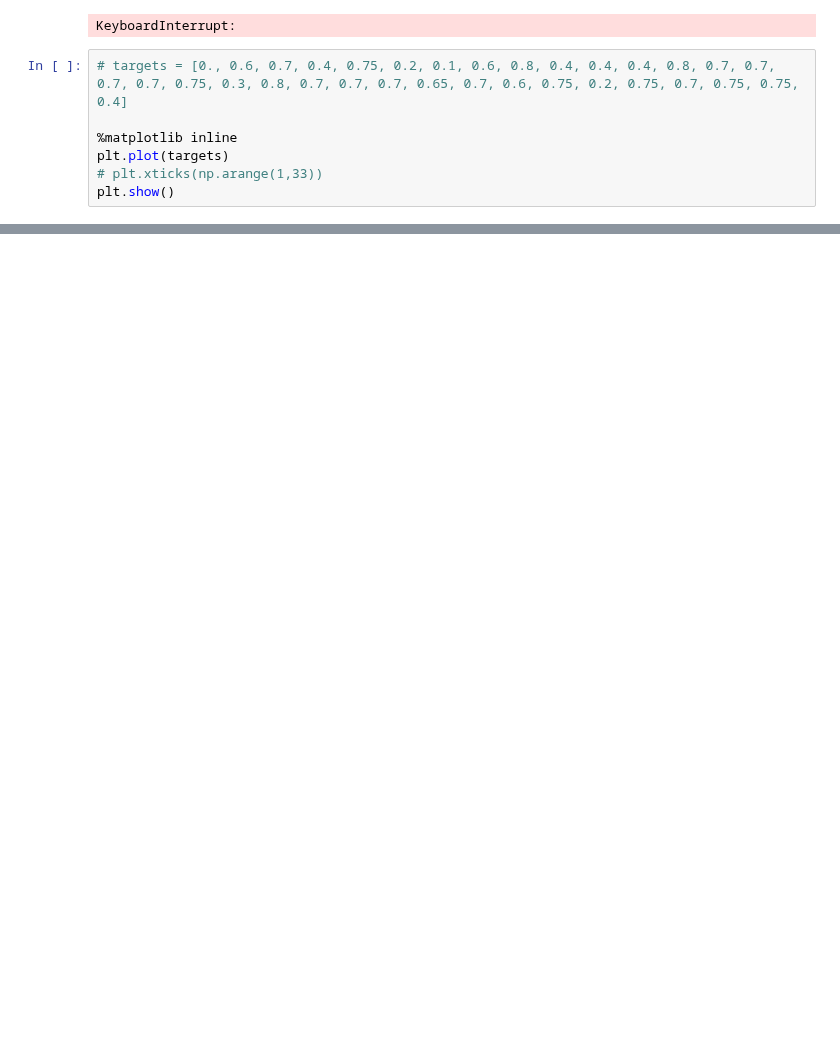
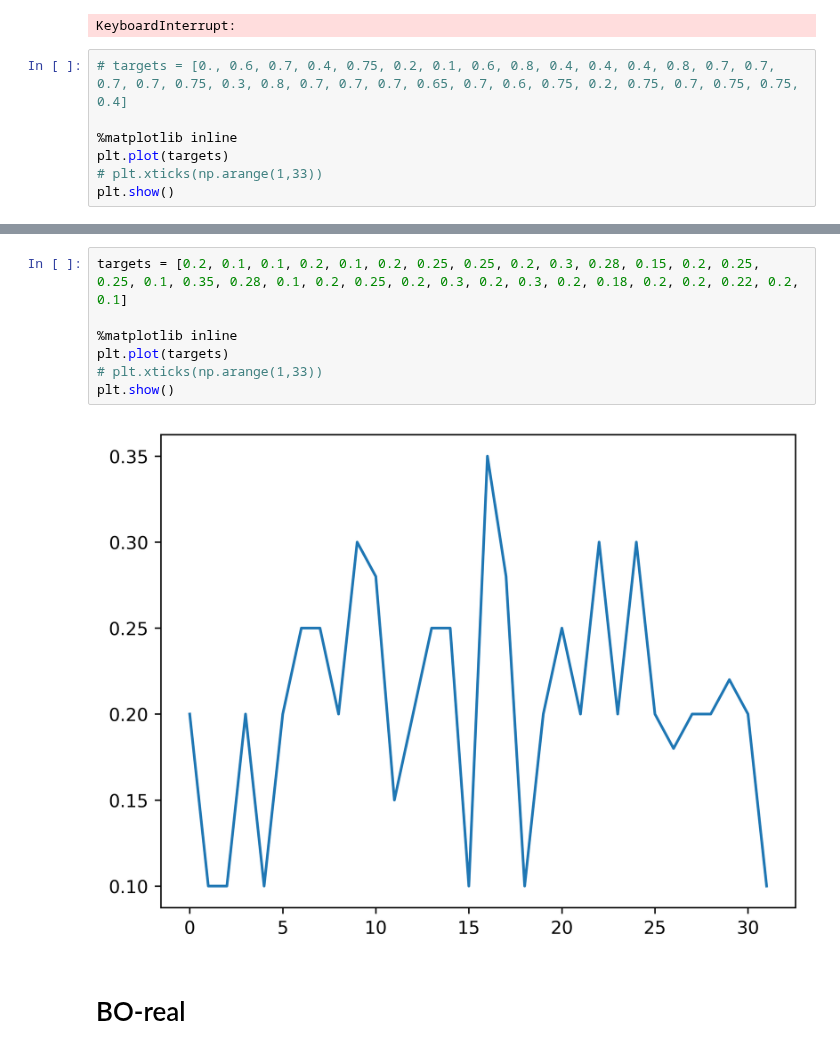
Before and after one commit to ZhangWan-byte/DVHL, a Jupyter notebook: BO.ipynb, the cells around one changed output, grey strips where cells are left out. Saved outputs shown, nothing was run; the diff lists cells and outputs as text; blank space fills up the shorter version.

```diff
--- a/BO.ipynb
+++ b/BO.ipynb
@@ -631,0 +651,11 @@ plt.show()
+# %%
+targets = [0.2, 0.1, 0.1, 0.2, 0.1, 0.2, 0.25, 0.25, 0.2, 0.3, 0.28, 0.15, 0.2, 0.25, 0.25, 0.1, 0.35, 0.28, 0.1, 0.2, 0.25, 0.2, 0.3, 0.2, 0.3, 0.2, 0.18, 0.2, 0.2, 0.22, 0.2, 0.1]
+
+%matplotlib inline
+plt.plot(targets)
+# plt.xticks(np.arange(1,33))
+plt.show()
+# %% [output]
+[figure, added]
+# %% [markdown]
+# BO-real
```
Also changed, not shown: parts of 13 cells of this notebook.
